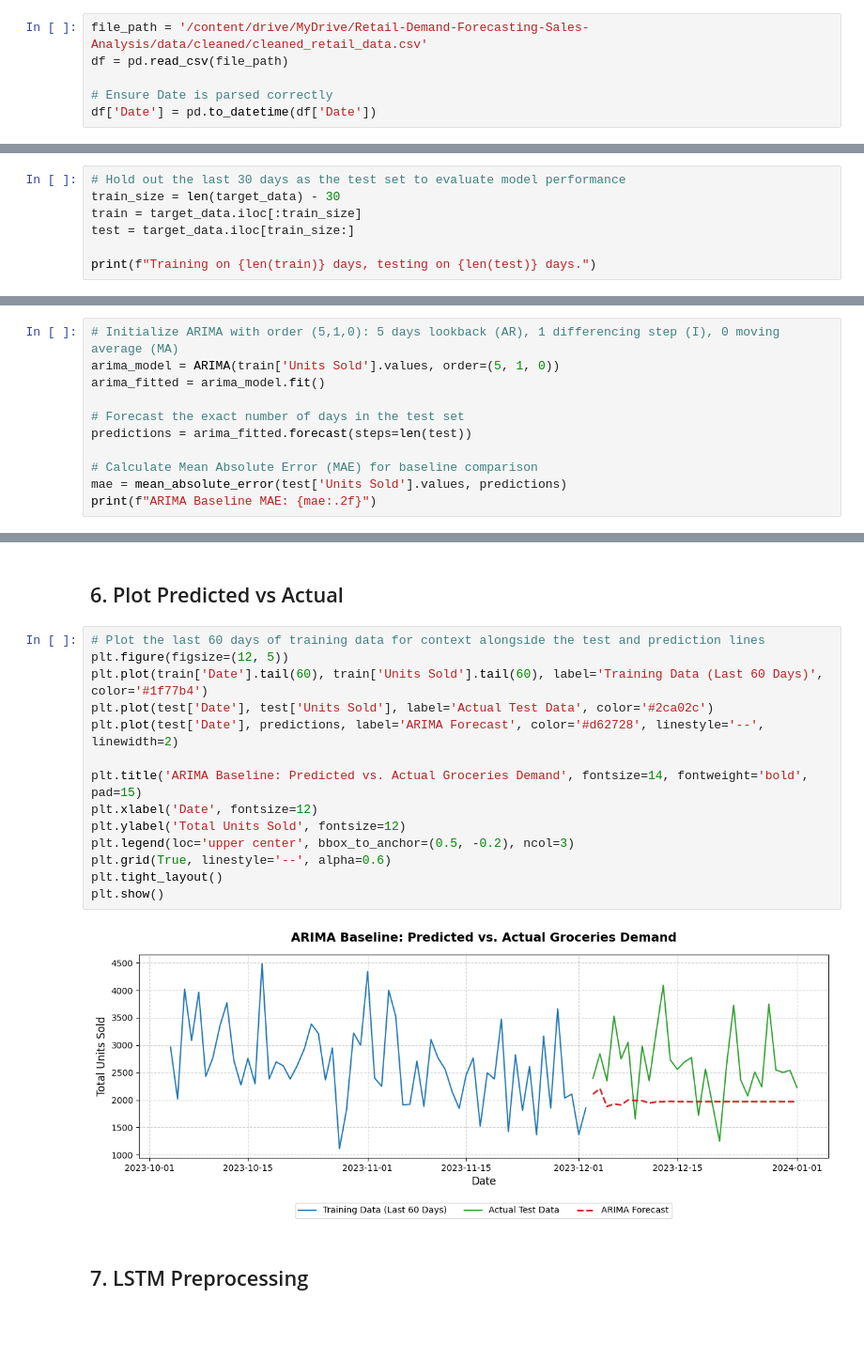
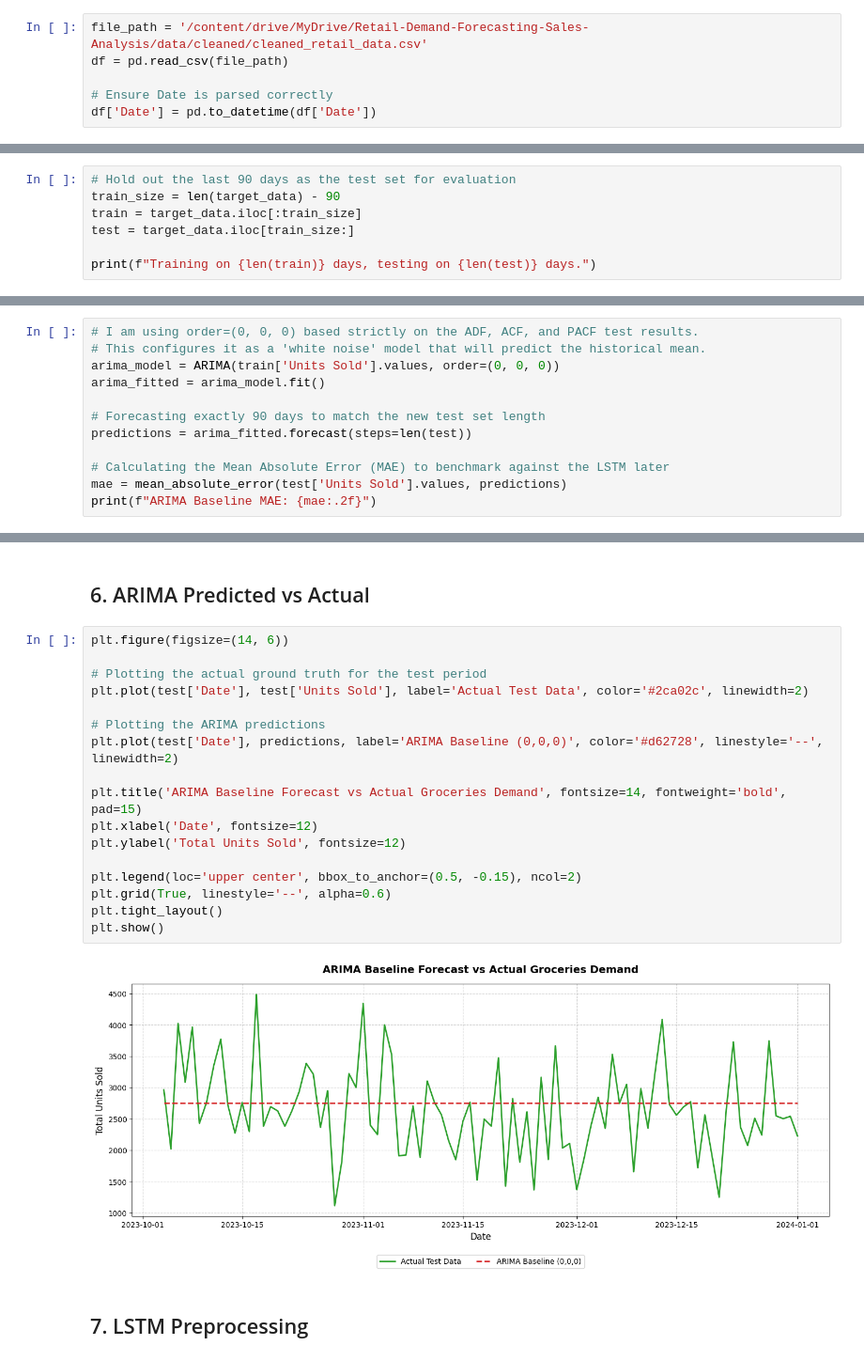
Before and after one commit to lianlianliann/Retail-Demand-Forecasting-Sales-Analysis, a Jupyter notebook: notebooks/02_Forecasting.ipynb, the cells around one changed output, grey strips where cells are left out. Shown at 94% size. Saved outputs shown, nothing was run; the diff lists cells and outputs as text; blank space fills up the shorter version.

Commit message:
feat: created the arima baseline and finish the lstm model

```diff
--- a/notebooks/02_Forecasting.ipynb
+++ b/notebooks/02_Forecasting.ipynb
@@ -58,6 +91,6 @@ plt.show()
 # %%
-# Hold out the last 30 days as the test set to evaluate model performance
-train_size = len(target_data) - 30
+# Hold out the last 90 days as the test set for evaluation
+train_size = len(target_data) - 90
 train = target_data.iloc[:train_size]
 test = target_data.iloc[train_size:]
 
@@ -69,12 +102,13 @@ Training on 701 days, testing on 30 days.
 # %%
-# Initialize ARIMA with order (5,1,0): 5 days lookback (AR), 1 differencing step (I), 0 moving average (MA)
-arima_model = ARIMA(train['Units Sold'].values, order=(5, 1, 0))
+# I am using order=(0, 0, 0) based strictly on the ADF, ACF, and PACF test results.
+# This configures it as a 'white noise' model that will predict the historical mean.
+arima_model = ARIMA(train['Units Sold'].values, order=(0, 0, 0))
 arima_fitted = arima_model.fit()
 
-# Forecast the exact number of days in the test set
+# Forecasting exactly 90 days to match the new test set length
 predictions = arima_fitted.forecast(steps=len(test))
 
-# Calculate Mean Absolute Error (MAE) for baseline comparison
+# Calculating the Mean Absolute Error (MAE) to benchmark against the LSTM later
 mae = mean_absolute_error(test['Units Sold'].values, predictions)
 print(f"ARIMA Baseline MAE: {mae:.2f}")
 # %% [output]
@@ -82,21 +119,24 @@ ARIMA Baseline MAE: 732.74
 # %% [markdown]
-## 6. Plot Predicted vs Actual
+## 6. ARIMA Predicted vs Actual
 # %%
-# Plot the last 60 days of training data for context alongside the test and prediction lines
-plt.figure(figsize=(12, 5))
-plt.plot(train['Date'].tail(60), train['Units Sold'].tail(60), label='Training Data (Last 60 Days)', color='#1f77b4')
-plt.plot(test['Date'], test['Units Sold'], label='Actual Test Data', color='#2ca02c')
-plt.plot(test['Date'], predictions, label='ARIMA Forecast', color='#d62728', linestyle='--', linewidth=2)
+plt.figure(figsize=(14, 6))
 
-plt.title('ARIMA Baseline: Predicted vs. Actual Groceries Demand', fontsize=14, fontweight='bold', pad=15)
+# Plotting the actual ground truth for the test period
+plt.plot(test['Date'], test['Units Sold'], label='Actual Test Data', color='#2ca02c', linewidth=2)
+
+# Plotting the ARIMA predictions
+plt.plot(test['Date'], predictions, label='ARIMA Baseline (0,0,0)', color='#d62728', linestyle='--', linewidth=2)
+
+plt.title('ARIMA Baseline Forecast vs Actual Groceries Demand', fontsize=14, fontweight='bold', pad=15)
 plt.xlabel('Date', fontsize=12)
 plt.ylabel('Total Units Sold', fontsize=12)
-plt.legend(loc='upper center', bbox_to_anchor=(0.5, -0.2), ncol=3)
+
+plt.legend(loc='upper center', bbox_to_anchor=(0.5, -0.15), ncol=2)
 plt.grid(True, linestyle='--', alpha=0.6)
 plt.tight_layout()
 plt.show()
 # %% [output]
-[figure, old version]
+[figure, new version]
 # %% [markdown]
 ## 7. LSTM Preprocessing
 # %%
```
Also changed, not shown: parts of 24 cells of this notebook.
